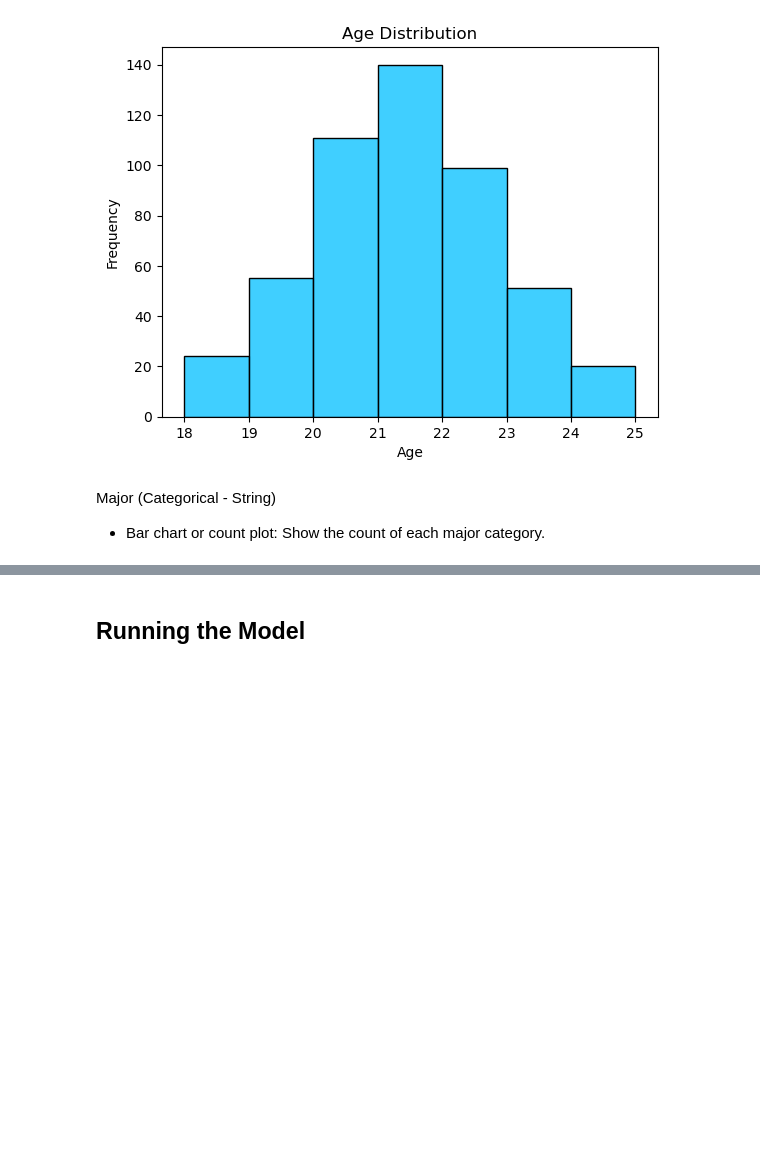
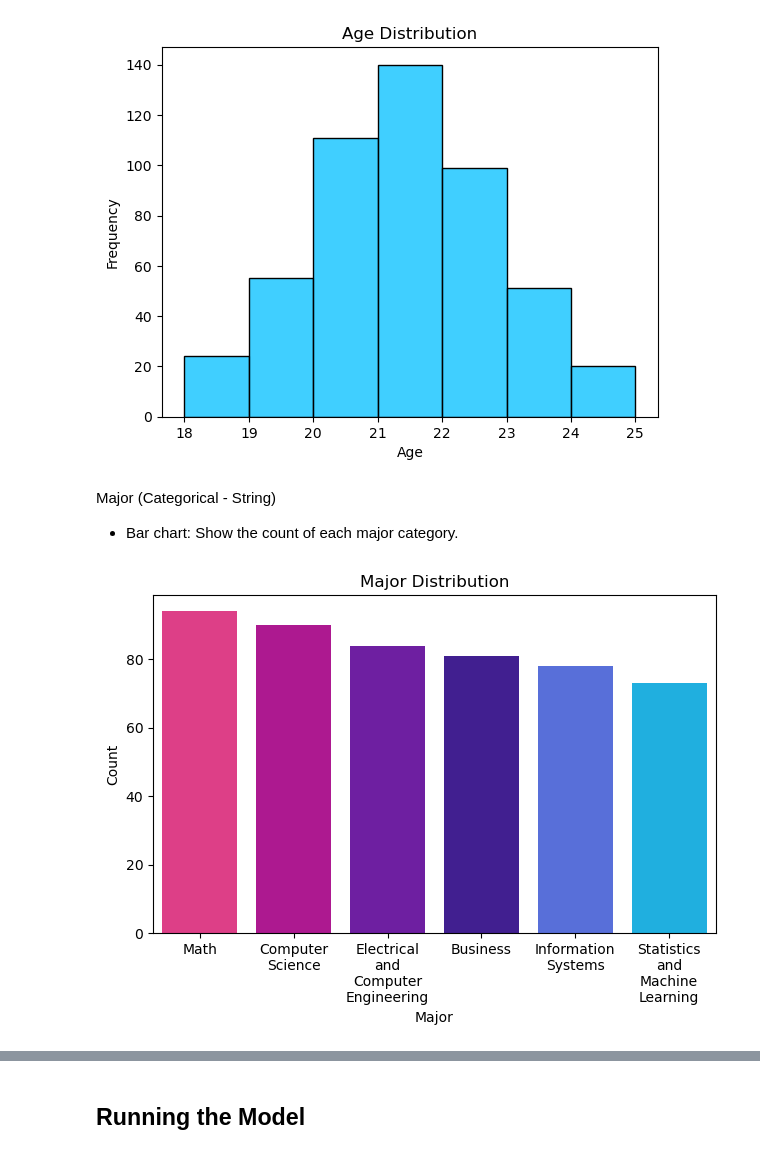
Before and after one commit to CMU-17313Q/fall23-nodebb-just-relax-2, a Jupyter notebook: career-model/model-evaluation.ipynb, the cells around one changed output, grey strips where cells are left out. Cells and saved outputs as stored; diff of their text form; code cells hidden in the pictures; blank space fills up the shorter version.

Commit message:
added section for each distribution

```diff
--- a/career-model/model-evaluation.ipynb
+++ b/career-model/model-evaluation.ipynb
@@ -214,15 +215,27 @@ plt.show()
 [figure]
 # %% [markdown]
 Major (Categorical - String)
-- Bar chart or count plot: Show the count of each major category.
+- Bar chart: Show the count of each major category.
 # %%
 # Count the occurrences of each major category
 major_counts = test_df["Major"].value_counts()
 
-# Create a barplot using Seaborn
-sns.barplot(x=major_counts.values, y=major_counts.index, palette="viridis")
+# Create a custom color palette with a gradient
+palette = sns.color_palette(["#F72585", "#C6009F", "#7209B7", "#3A0CA3", "#4361EE", "deepskyblue"], as_cmap=True)
+
+# Set the color palette
+sns.set_palette(palette)
+
+# Modify labels to wrap after every space
+wrapped_labels = [label.replace(" ", "\n") for label in major_counts.index]
+
+# Create a barplot using Seaborn with modified labels
+sns.barplot(x=wrapped_labels, y=major_counts.values)
 
 plt.title("Major Distribution")
-plt.xlabel("Count")
-plt.ylabel("Major")
+plt.xlabel("Major")
+plt.ylabel("Count")
+plt.tight_layout()
 plt.show()
+# %% [output]
+[figure, added]
```
Also changed, not shown: parts of 11 cells of this notebook.
